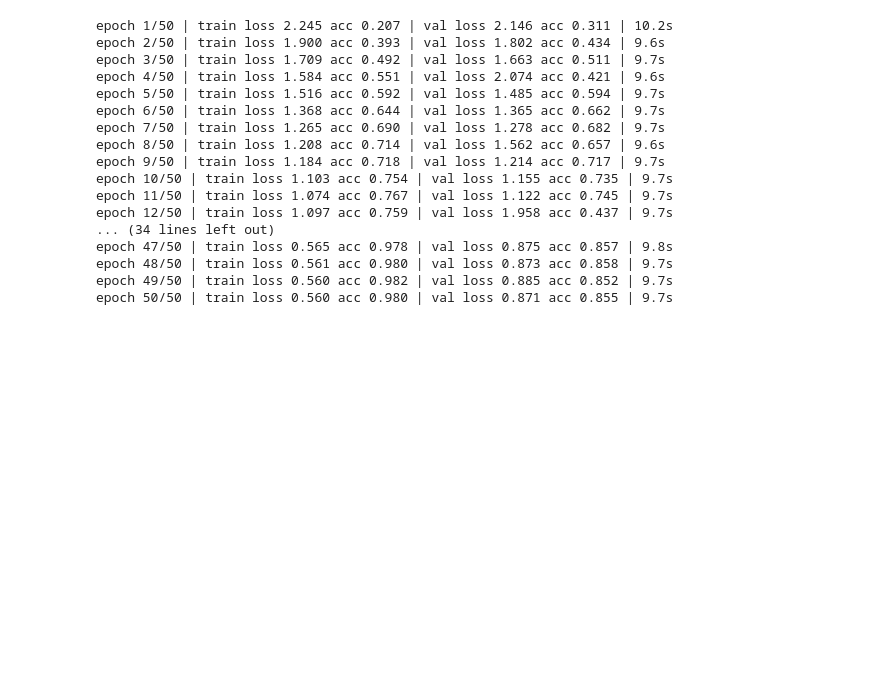
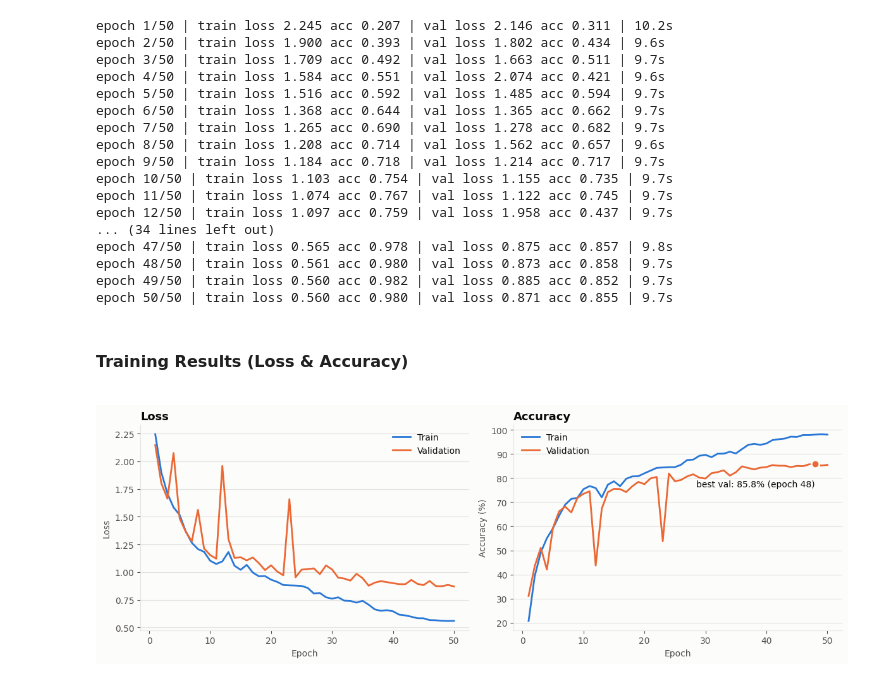
Before and after one commit to IKadekFredlySukrata/imagenette-with-RegNet_X_400MF, a Jupyter notebook: research/sandbox.ipynb, the cells around one changed output. Drawn from its saved outputs; the diff is of its cells as text; code cells hidden in the pictures; blank space fills up the shorter version.

Commit message:
Adding Accuracy and Loss Plot

```diff
--- a/research/sandbox.ipynb
+++ b/research/sandbox.ipynb
@@ -171,3 +171,55 @@ epoch 47/50 | train loss 0.565 acc 0.978 | val loss 0.875 acc 0.857 | 9.8s
 epoch 48/50 | train loss 0.561 acc 0.980 | val loss 0.873 acc 0.858 | 9.7s
 epoch 49/50 | train loss 0.560 acc 0.982 | val loss 0.885 acc 0.852 | 9.7s
 epoch 50/50 | train loss 0.560 acc 0.980 | val loss 0.871 acc 0.855 | 9.7s
+# %% [markdown]
+<small>
+
+### Training Results (Loss & Accuracy)
+
+</small>
+# %%
+def plot_history(history, save_path=None):
+    epochs = list(range(1, len(history["train_loss"]) + 1))
+    train_c, val_c = "#2a78d6", "#eb6834"                 # blue = train, orange = validation
+    surface, ink, muted, grid = "#fcfcfb", "#0b0b0b", "#52514e", "#e4e3df"
+
+    fig, axes = plt.subplots(1, 2, figsize=(12, 4.2), facecolor=surface)
+    panels = [
+        (axes[0], "Loss", history["train_loss"], history["val_loss"], "Loss"),
+        (axes[1], "Accuracy", [a * 100 for a in history["train_acc"]],
+                              [a * 100 for a in history["val_acc"]], "Accuracy (%)"),
+    ]
+    for ax, title, train, val, ylabel in panels:
+        ax.set_facecolor(surface)
+        ax.plot(epochs, train, color=train_c, lw=2, label="Train")
+        ax.plot(epochs, val, color=val_c, lw=2, label="Validation")
+        ax.set_title(title, loc="left", fontsize=13, color=ink, fontweight="bold")
+        ax.set_xlabel("Epoch", color=muted)
+        ax.set_ylabel(ylabel, color=muted)
+        ax.grid(axis="y", color=grid, lw=0.8)
+        ax.set_axisbelow(True)
+        ax.tick_params(colors=muted)
+        for side in ("top", "right"):
+            ax.spines[side].set_visible(False)
+        for side in ("left", "bottom"):
+            ax.spines[side].set_color(grid)
+        ax.legend(frameon=False, labelcolor=ink, loc="best")
+
+    # mark the best validation accuracy on the accuracy panel
+    best = max(range(len(history["val_acc"])), key=history["val_acc"].__getitem__)
+    best_acc = history["val_acc"][best] * 100
+    axes[1].plot(best + 1, best_acc, "o", color=val_c, markersize=9,
+                 markeredgecolor=surface, markeredgewidth=2, zorder=5)
+    axes[1].annotate(f"best val: {best_acc:.1f}% (epoch {best + 1})",
+                     xy=(best + 1, best_acc), xytext=(0, -26), textcoords="offset points",
+                     ha="right", fontsize=10, color=ink)
+
+    fig.tight_layout()
+    if save_path:
+        fig.savefig(save_path, dpi=150, bbox_inches="tight", facecolor=surface)
+    return fig
+
+plot_history(history, save_path="loss_accuracy.png")
+plt.show()
+# %% [output]
+[figure, added]
```
Also changed, not shown: 1 other file.
